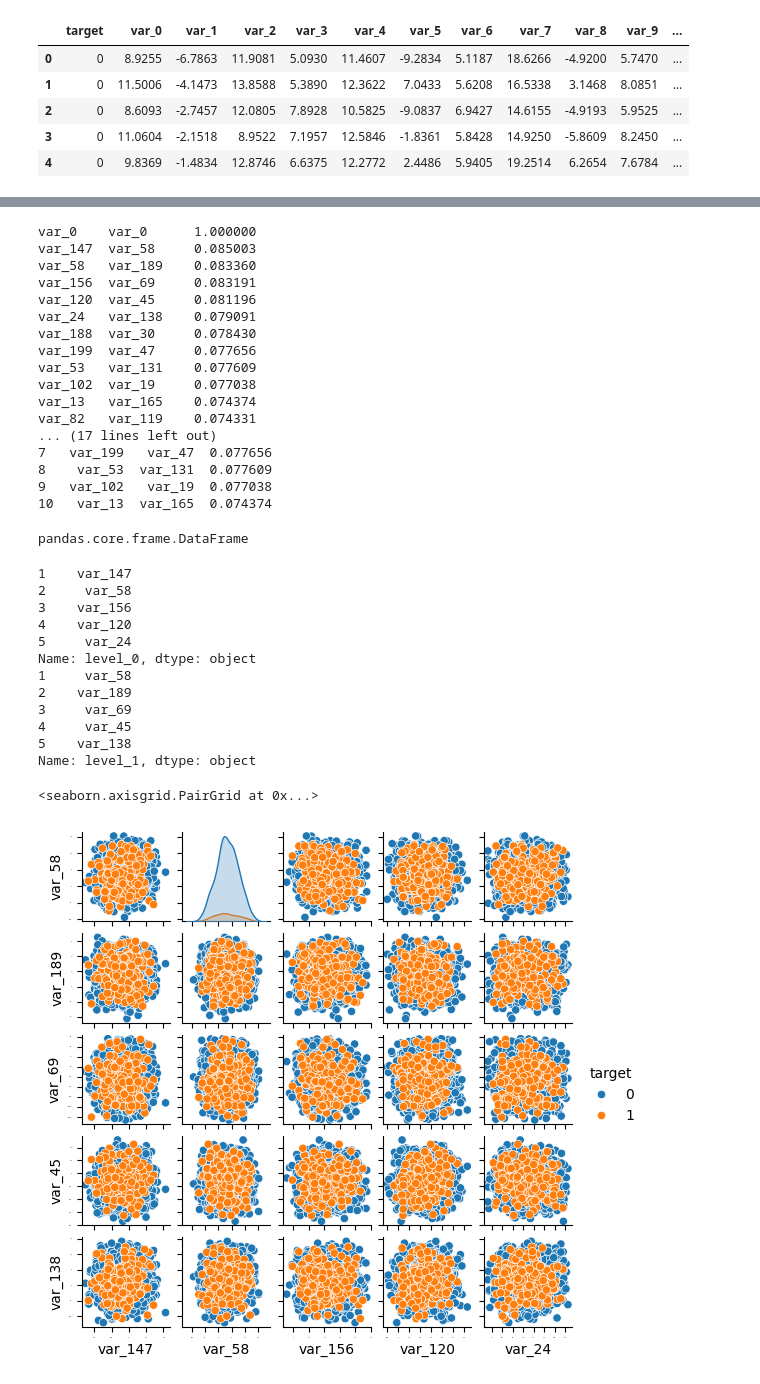
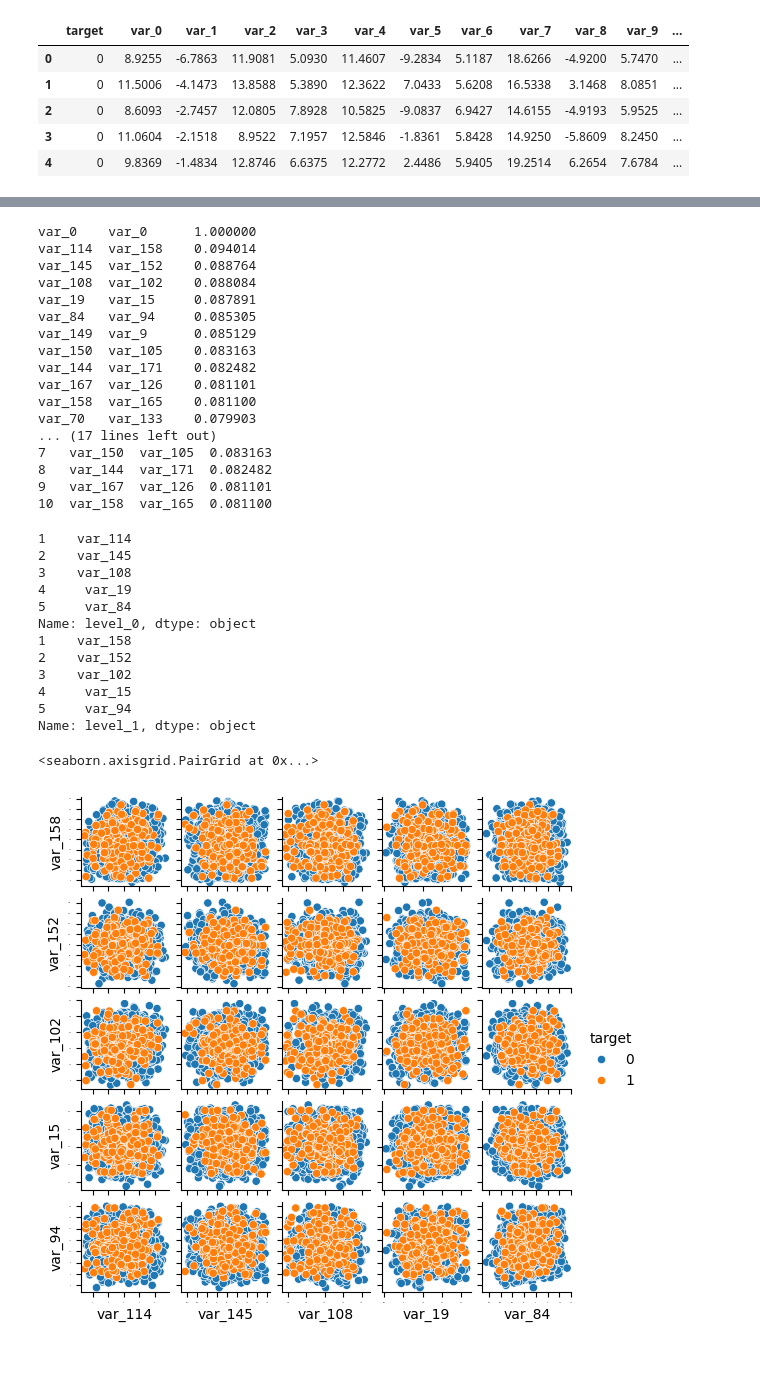
Before and after one commit to SAH-UJA/santander-customer-transaction-app, a Jupyter notebook: notebooks/exploratory_data_analysis.ipynb, the cells around one changed output, grey strips where cells are left out. Saved outputs shown, nothing was run; the diff lists cells and outputs as text; code cells hidden in the pictures.

```diff
--- a/notebooks/exploratory_data_analysis.ipynb
+++ b/notebooks/exploratory_data_analysis.ipynb
@@ -167,52 +214,53 @@ train2_sample.head()
 # %%
+# Identify correlation between features
+
 corr = train2_sample.corr(numeric_only=True).abs()
-us = corr.unstack()
-so = us.sort_values(ascending=False).drop_duplicates()
-print(so[0:20])
+corr_unstacked = corr.unstack()
+sorted_corr = corr_unstacked.sort_values(ascending=False).drop_duplicates()
+print(sorted_corr[0:20])
 
-so = so.to_frame().reset_index()
-print(so[0:11])
-type(so)
+sorted_corr = sorted_corr.to_frame().reset_index()
+print(sorted_corr[0:11])
 # %% [output]
 var_0    var_0      1.000000
-var_147  var_58     0.085003
-var_58   var_189    0.083360
-var_156  var_69     0.083191
-var_120  var_45     0.081196
-var_24   var_138    0.079091
-var_188  var_30     0.078430
-var_199  var_47     0.077656
-var_53   var_131    0.077609
-var_102  var_19     0.077038
-var_13   var_165    0.074374
-var_82   var_119    0.074331
+var_114  var_158    0.094014
+var_145  var_152    0.088764
+var_108  var_102    0.088084
+var_19   var_15     0.087891
+var_84   var_94     0.085305
+var_149  var_9      0.085129
+var_150  var_105    0.083163
+var_144  var_171    0.082482
+var_167  var_126    0.081101
+var_158  var_165    0.081100
+var_70   var_133    0.079903
 ... (17 lines left out)
-7   var_199   var_47  0.077656
-8    var_53  var_131  0.077609
-9   var_102   var_19  0.077038
-10   var_13  var_165  0.074374
+7   var_150  var_105  0.083163
+8   var_144  var_171  0.082482
+9   var_167  var_126  0.081101
+10  var_158  var_165  0.081100
-pandas.core.frame.DataFrame
 # %%
 import seaborn as sns
 
-x_top5 = so['level_0'][1:6]
+x_top5 = sorted_corr['level_0'][1:6]
 print(x_top5)
-y_top5 = so['level_1'][1:6]
+
+y_top5 = sorted_corr['level_1'][1:6]
 print(y_top5)
 
 sns.pairplot(data=train2_sample, x_vars=x_top5, y_vars=y_top5, hue="target", height = 1.1)
 # %% [output]
-1    var_147
-2     var_58
-3    var_156
-4    var_120
-5     var_24
+1    var_114
+2    var_145
+3    var_108
+4     var_19
+5     var_84
 Name: level_0, dtype: object
-1     var_58
-2    var_189
-3     var_69
-4     var_45
-5    var_138
+1    var_158
+2    var_152
+3    var_102
+4     var_15
+5     var_94
 Name: level_1, dtype: object
 <seaborn.axisgrid.PairGrid at 0x...>
-[figure, old version]
+[figure, new version]
```
Also changed, not shown: parts of 12 cells of this notebook, 10 other files.
